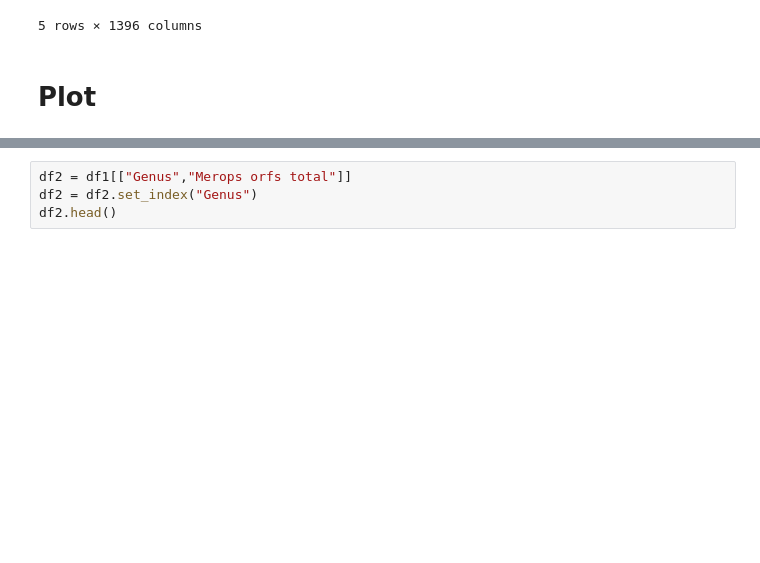
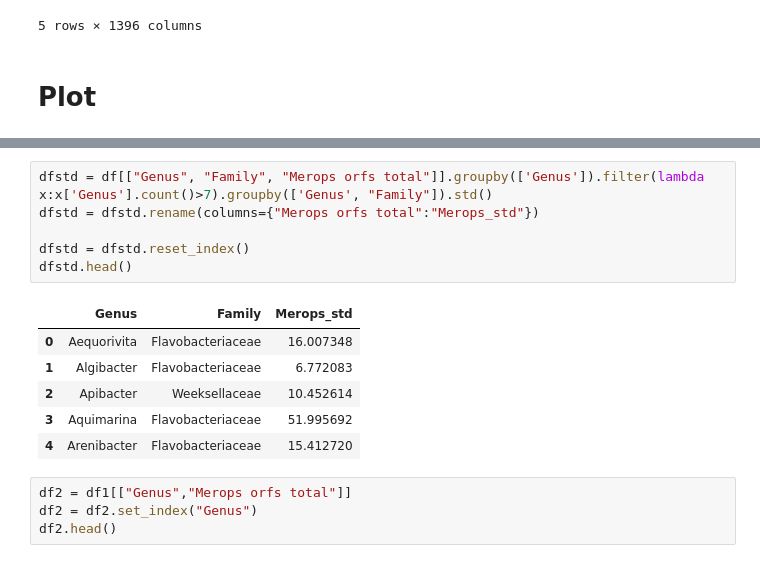
Before and after one commit to sandragodinhosilva/flavobacteriaceae_project, a Jupyter notebook: 4_Figures/F7/F7.ipynb, the cells around one changed output, grey strips where cells are left out. Drawn from its saved outputs; the diff is of its cells as text; blank space fills up the shorter version.

```diff
--- a/4_Figures/F7/F7.ipynb
+++ b/4_Figures/F7/F7.ipynb
@@ -153,6 +153,19 @@ df1.head()
 | 4 | 5.102482e+06 | 151.136364 | 0.409091 | 0.272727 | 0.0 | 0.0 | 0.0 | 0.0 | ... |
 | 5 | 2.271539e+06 | 85.266667 | 0.066667 | 0.000000 | 0.0 | 0.0 | 0.0 | 0.0 | ... |
 5 rows × 1447 columns
+# %%
+dfstd = df[["Genus", "Family", "Merops orfs total"]].groupby(['Genus']).filter(lambda x:x['Genus'].count()>7).groupby(['Genus', "Family"]).std()
+dfstd = dfstd.rename(columns={"Merops orfs total":"Merops_std"})
+
+dfstd = dfstd.reset_index()
+dfstd.head()
+# %% [output]
+|  | Genus | Family | Merops_std |
+| 0 | Aequorivita | Flavobacteriaceae | 16.007348 |
+| 1 | Algibacter | Flavobacteriaceae | 6.772083 |
+| 2 | Apibacter | Weeksellaceae | 10.452614 |
+| 3 | Aquimarina | Flavobacteriaceae | 51.995692 |
+| 4 | Arenibacter | Flavobacteriaceae | 15.412720 |
 # %%
 df2 = df1[["Genus","Merops orfs total"]]
 df2 = df2.set_index("Genus")
```
Also changed, not shown: parts of 2 cells of this notebook, 11 other files.
